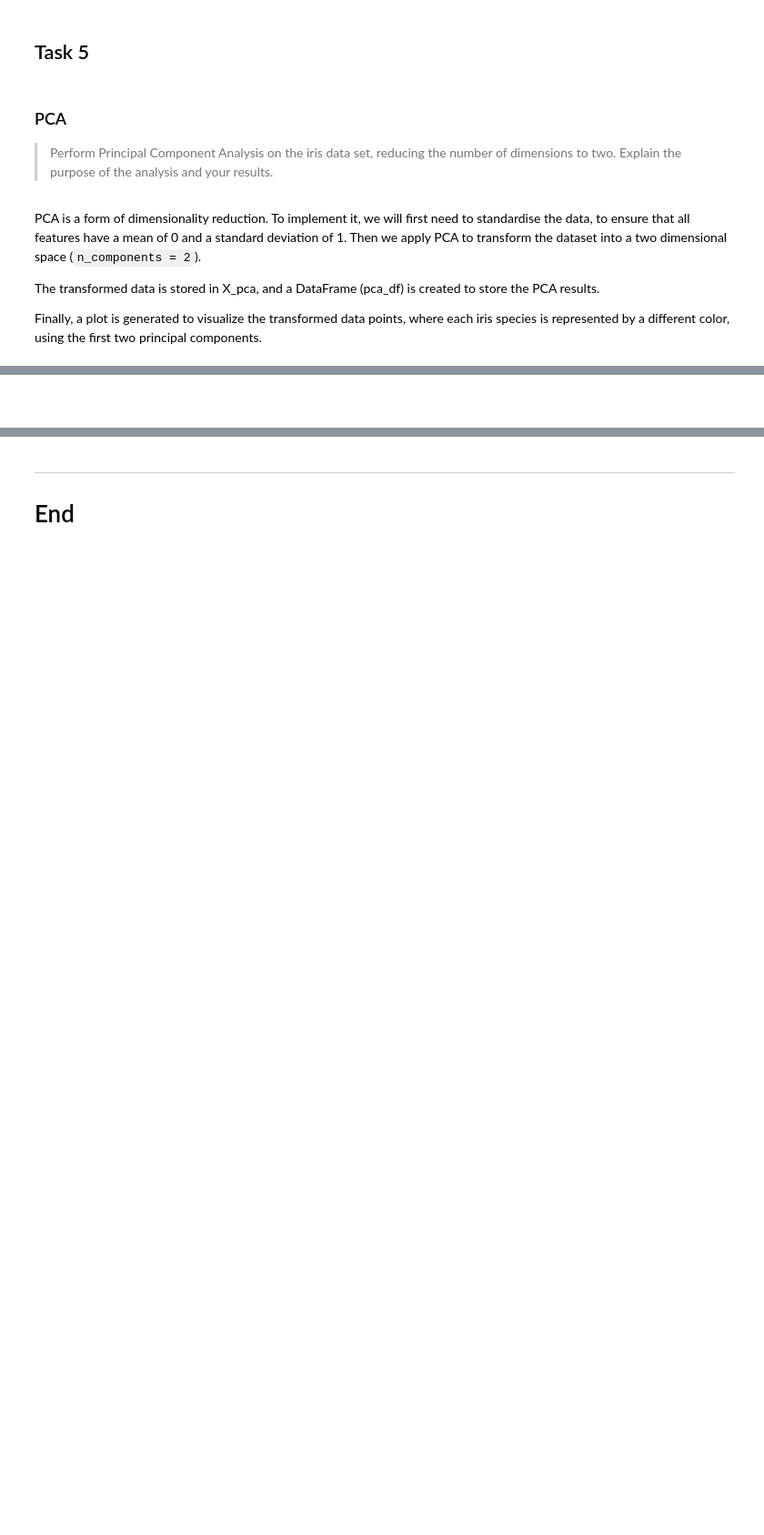
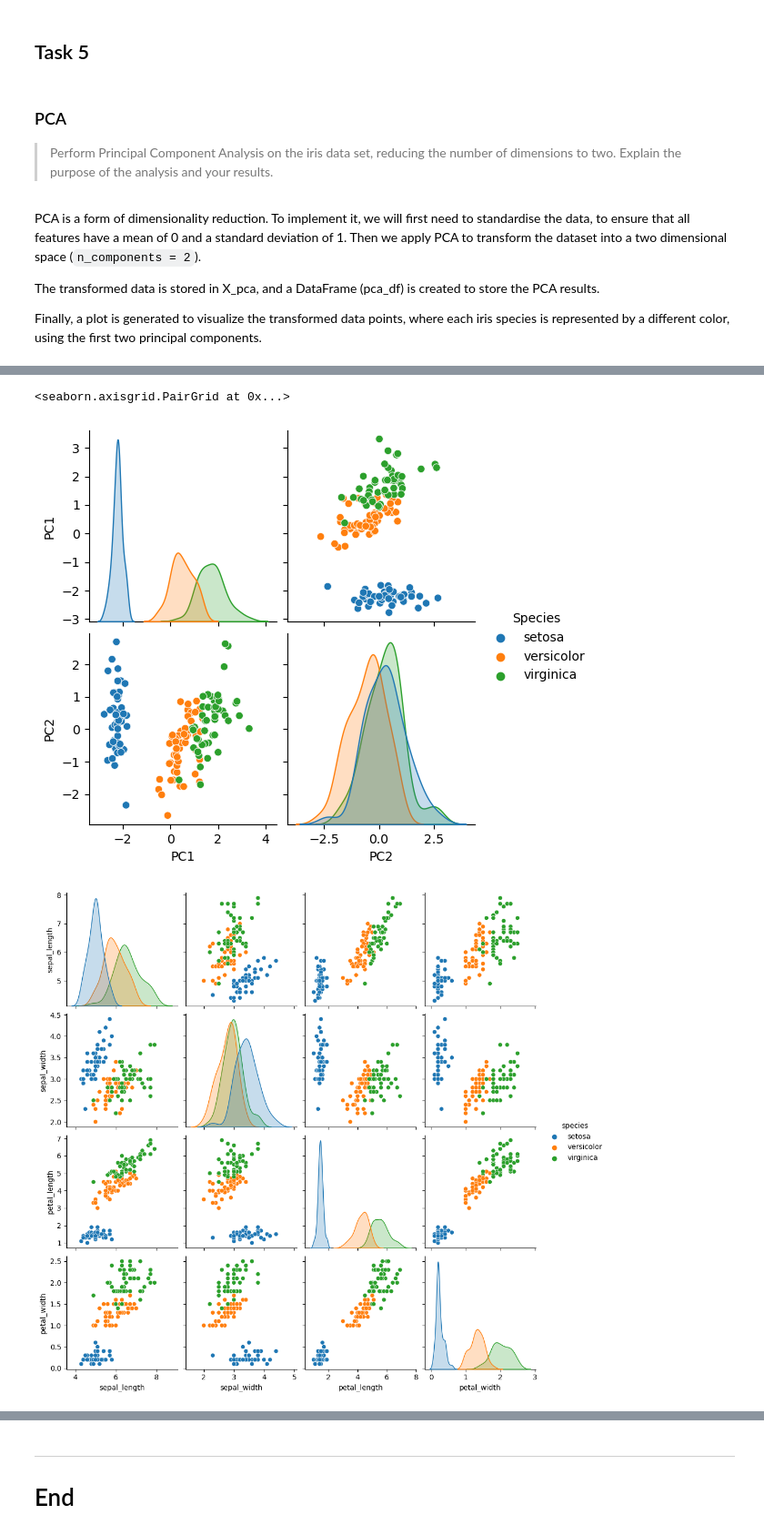
Before and after one commit to nexlanglxm/machine-learning-and-statistics, a Jupyter notebook: tasks.ipynb, the cells around one changed output, grey strips where cells are left out. Shown at 91% size. Drawn from its saved outputs; the diff is of its cells as text; code cells hidden in the pictures; blank space fills up the shorter version.

```diff
--- a/tasks.ipynb
+++ b/tasks.ipynb
@@ -202,11 +202,13 @@ features = iris.feature_names
 # %%
 # transform and standardize the features
 scaler = pre.StandardScaler()
-x_scaled = scaler.fit_transform(x)
+x_scaled_transformed = scaler.fit_transform(x)
 # %%
 # apply PCA with 2 components
 pca = dec.PCA(n_components=2)
-x_pca = pca.fit_transform(x_scaled)
+x_pca = pca.fit_transform(x_scaled_transformed)
 # %%
 # create a DataFrame with the principal components
 pca_df = pd.DataFrame(data=x_pca, columns=["PC1", "PC2"])
+pca_df['Species'] = iris.target_names[y]  # Adding species column for hue
+pca_df
@@ -213,2 +229,10 @@ pca_df = pd.DataFrame(data=x_pca, columns=["PC1", "PC2"])
-# %% [markdown]
-###
+# %%
+# visualize pairplot
+sns.pairplot(pca_df, hue='Species')
+
+iris_og = sns.load_dataset('iris')
+sns.pairplot(iris_og, hue="species")
+# %% [output]
+<seaborn.axisgrid.PairGrid at 0x...>
+[figure, added]
+[figure, added]
```
Also changed, not shown: parts of 3 cells of this notebook.
